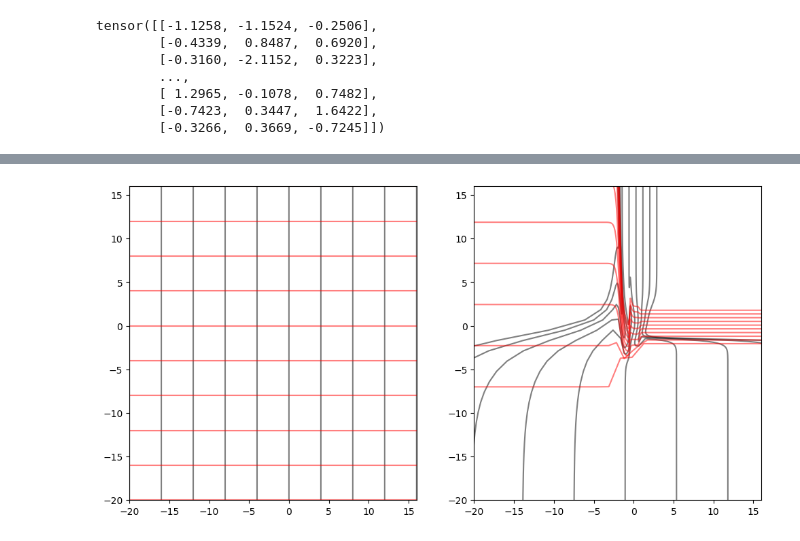
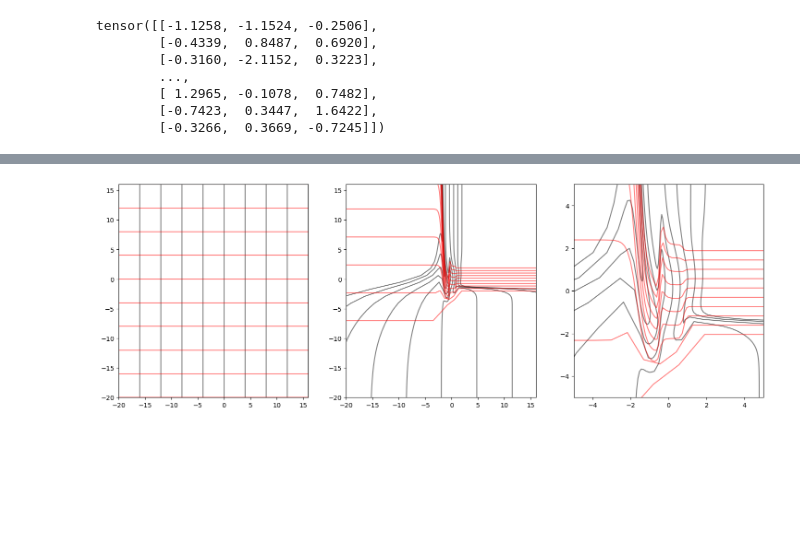
Before and after one commit to BP4769/Normalizing-Flow-Reproducibility, a Jupyter notebook: test_normalizing_flow.ipynb, the cells around one changed output, grey strips where cells are left out. Saved outputs shown, nothing was run; the diff lists cells and outputs as text; code cells hidden in the pictures; blank space fills up the shorter version.

```diff
--- a/test_normalizing_flow.ipynb
+++ b/test_normalizing_flow.ipynb
@@ -69,0 +66,9 @@ plt.show()
+# %%
+x, y = grid(n=4, dist=(4, 2), num_points=5000, noise_std=0.3, seed=0)
+
+# Plotting the generated points
+plt.figure(figsize=(6, 6))
+plt.scatter(x, y, s=1)
+# plt.xlim(-8, 8)
+# plt.ylim(-8, 8)
+plt.show()
@@ -69,0 +120,9 @@ plt.show()
+# %%
+x, y = moons(radius=5, angle=30, num_points=1000, noise_std=0.3, seed=0)
+
+# Plotting the generated points
+plt.figure(figsize=(6, 6))
+plt.scatter(x, y, s=1)
+plt.xlim(-8, 8)
+plt.ylim(-8, 8)
+plt.show()
@@ -125,13 +201,17 @@ bottom_limit = -5000 # bottom limit for the line creation
 upper_limit = 5000 # upper limit for the line creation
 
 # create 2 seperate plots
-fig, (ax1, ax2) = plt.subplots(1, 2, figsize=(12,6))
+fig, (ax1, ax2, ax3) = plt.subplots(1, 3, figsize=(18,6))
 
 # limit plot to the range of x and y
 ax1.set_xlim(x_range[0], x_range[-1])
 ax1.set_ylim(y_range[0], y_range[-1])
 ax2.set_xlim(x_range[0], x_range[-1])
 ax2.set_ylim(y_range[0], y_range[-1])
+ax3.set_xlim(-5, 5)
+ax3.set_ylim(-5, 5)
+
+transformed = []
 
 for x in x_range:
     # generate a line of points along the y-axis at x
@@ -146,32 +226,35 @@ for x in x_range:
     transformed_points = flow.bijection(grid_points)
 
     # revert transformed_points to numpy array
     transformed_points = transformed_points[0].detach().numpy()
     transformed.append(transformed_points)
 
-    # plot the transformed line on the second plot
+    # plot the transformed line on the second, and third plot
     ax2.plot(transformed_points[:,0], transformed_points[:,1], color='black', alpha=0.5)
+    ax3.plot(transformed_points[:,0], transformed_points[:,1], color='black', alpha=0.5)
+
 
 # add grid of y dircetion too but on same plots
 for y in y_range:
     # generate a line of points along the x-axis at y
     x = torch.linspace(bottom_limit, upper_limit, line_density)
     y_plt = torch.ones_like(x) * y
 
     # plot the line on the first plot
     ax1.plot(x, y_plt, color='red', alpha=0.5)
 
     # transform the line using the flow
     grid_points = torch.stack((x, y_plt), dim=1)
     transformed_points = flow.bijection(grid_points)
 
     # revert transformed_points to numpy array
     transformed_points = transformed_points[0].detach().numpy()
     transformed.append(transformed_points)
 
     # plot the transformed line on the second plot
     ax2.plot(transformed_points[:,0], transformed_points[:,1], color='red', alpha=0.5)
+    ax3.plot(transformed_points[:,0], transformed_points[:,1], color='red', alpha=0.5)
 
 plt.show()
 # %% [output]
-[figure, old version]
+[figure, new version]
```
Also changed, not shown: parts of 10 cells of this notebook, 1 other file.
